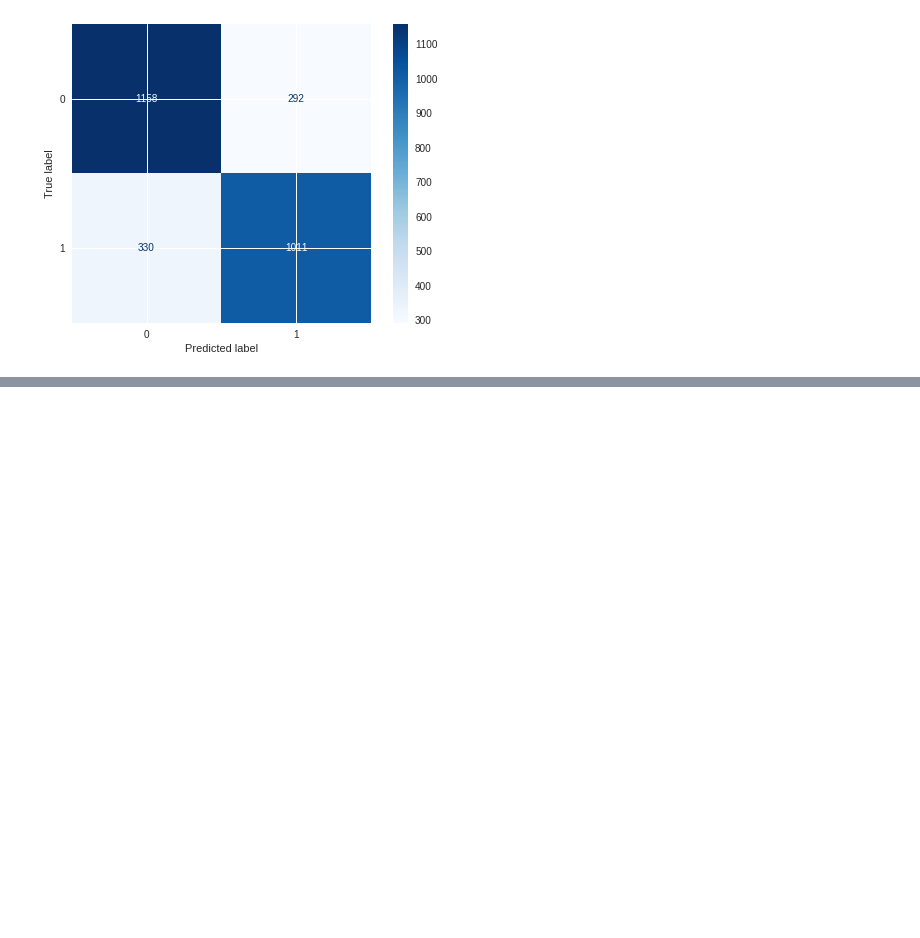
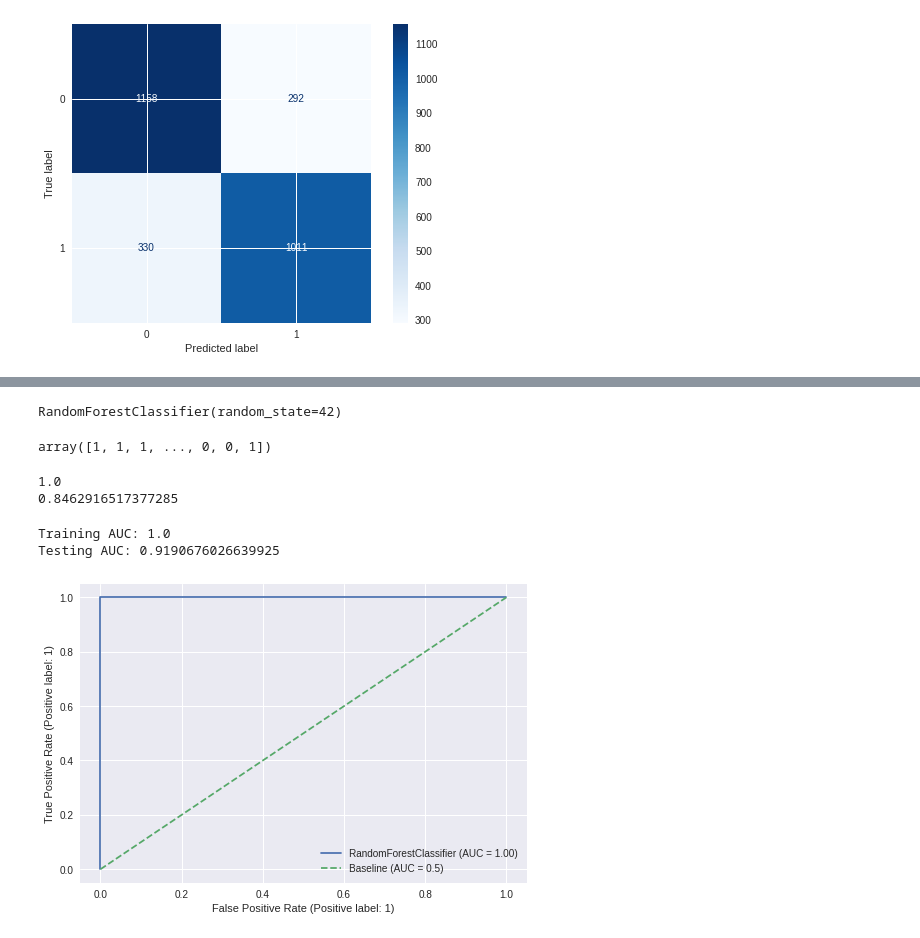
Before and after one commit to amltago/project2, a Jupyter notebook: ProjectB2.ipynb, the cells around one changed output, grey strips where cells are left out. Drawn from its saved outputs; the diff is of its cells as text; code cells hidden in the pictures; blank space fills up the shorter version.

```diff
--- a/ProjectB2.ipynb
+++ b/ProjectB2.ipynb
@@ -745,0 +750,40 @@ AttributeError: ignored
+# %%
+#  Make an instance of the Model
+
+rc = RandomForestClassifier(random_state = 42)
+# %%
+# Train the model
+
+rc.fit(X_train_processed, y_train)
+# %% [output]
+RandomForestClassifier(random_state=42)
+# %%
+# Predict values
+
+rc.predict(X_test_processed)
+# %% [output]
+array([1, 1, 1, ..., 0, 0, 1])
+# %%
+# Evaluate model
+
+rc_train_score = rc.score(X_train_processed, y_train)
+rc_test_score = rc.score(X_test_processed, y_test)
+print(rc_train_score)
+print(rc_test_score)
+# %% [output]
+1.0
+0.8462916517377285
+# %%
+# Calculate AUC for both training and testing sets
+print(f'Training AUC: {roc_auc_score(y_train, rc.predict_proba(X_train_processed)[:,1])}')
+print(f'Testing AUC: {roc_auc_score(y_test, rc.predict_proba(X_test_processed)[:,1])}')
+# %% [output]
+Training AUC: 1.0
+Testing AUC: 0.9190676026639925
+# %%
+# Visualize the ROC curve
+plot_roc_curve(rc, X_train_processed, y_train)
+plt.plot([0, 1], [0, 1], ls = '--', label = 'Baseline (AUC = 0.5)')
+plt.legend();
+# %% [output]
+[figure, added]
```
Also changed, not shown: parts of 10 cells of this notebook.
